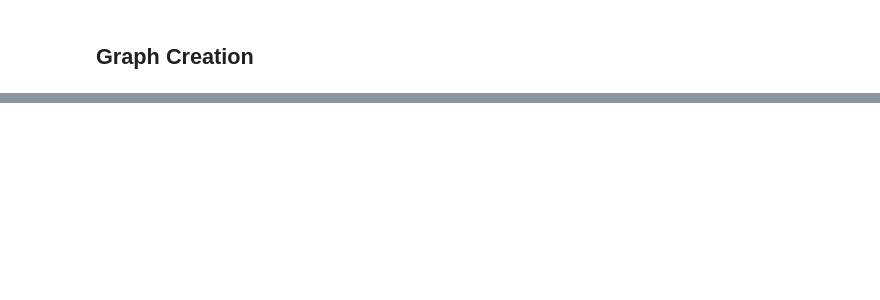
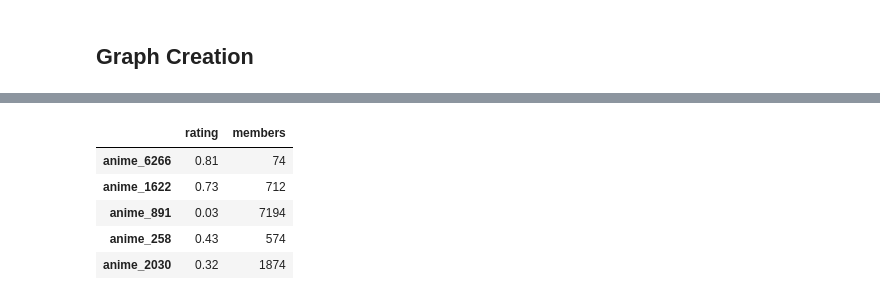
Before and after one commit to HTL2910/Graph-based-recommend-system-using-GNN, a Jupyter notebook: Graph based recommend system using GNN.ipynb, the cells around one changed output, grey strips where cells are left out. Saved outputs shown, nothing was run; the diff lists cells and outputs as text; code cells hidden in the pictures; blank space fills up the shorter version.

```diff
--- a/Graph based recommend system using GNN.ipynb
+++ b/Graph based recommend system using GNN.ipynb
@@ -591,0 +669,10 @@ Text(0.5, 1.0, 'Some user_item iteractions')
+# %%
+# Add user node type
+for i in rating_df.user_id.unique():
+  attrs = {'user_' + str(i): {'node_type':'user'}}
+  nx.set_node_attributes(G, attrs)
+
+# Add anime node type
+for i in rating_df.anime_id.unique():
+  attrs = {'anime_' + str(i): {'node_type':'anime'}}
+  nx.set_node_attributes(G, attrs)
@@ -591,0 +721,32 @@ Text(0.5, 1.0, 'Some user_item iteractions')
+# %%
+data_user = defaultdict()
+data_anime = defaultdict()
+
+
+# --------- Users features ------------
+# -------------------------------------
+for i in userList:
+  avg_rating = np.mean([e[2]['weight'] for e in G.edges(i, data=True)])
+  data_user[i] = avg_rating
+
+user_features = pd.DataFrame.from_dict(data_user, orient='index', columns=['avg_rating'])
+
+
+# --------- Anime features ------------
+# -------------------------------------
+for i in animeList:
+  # RATING
+  code = round(float(i[6:]))
+  rating = anime_df[anime_df['anime_id']==code].rating.to_string(index=False)
+  if rating != 'NaN':
+    rating = float(rating[1:])
+  else:
+    rating = 0.0
+  # MEMBERS
+  members = int(anime_df[anime_df['anime_id']==code].members.to_string(index=False)[1:])
+
+  # FEATURES
+  data_anime[i] = [rating, members]
+
+
+anime_features = pd.DataFrame.from_dict(data_anime, orient='index', columns=['rating', 'members'])
@@ -591,0 +762,9 @@ Text(0.5, 1.0, 'Some user_item iteractions')
+# %%
+anime_features.head()
+# %% [output]
+|  | rating | members |
+| anime_6266 | 0.81 | 74 |
+| anime_1622 | 0.73 | 712 |
+| anime_891 | 0.03 | 7194 |
+| anime_258 | 0.43 | 574 |
+| anime_2030 | 0.32 | 1874 |
```
Also changed, not shown: parts of 78 cells of this notebook, 4 other files.
